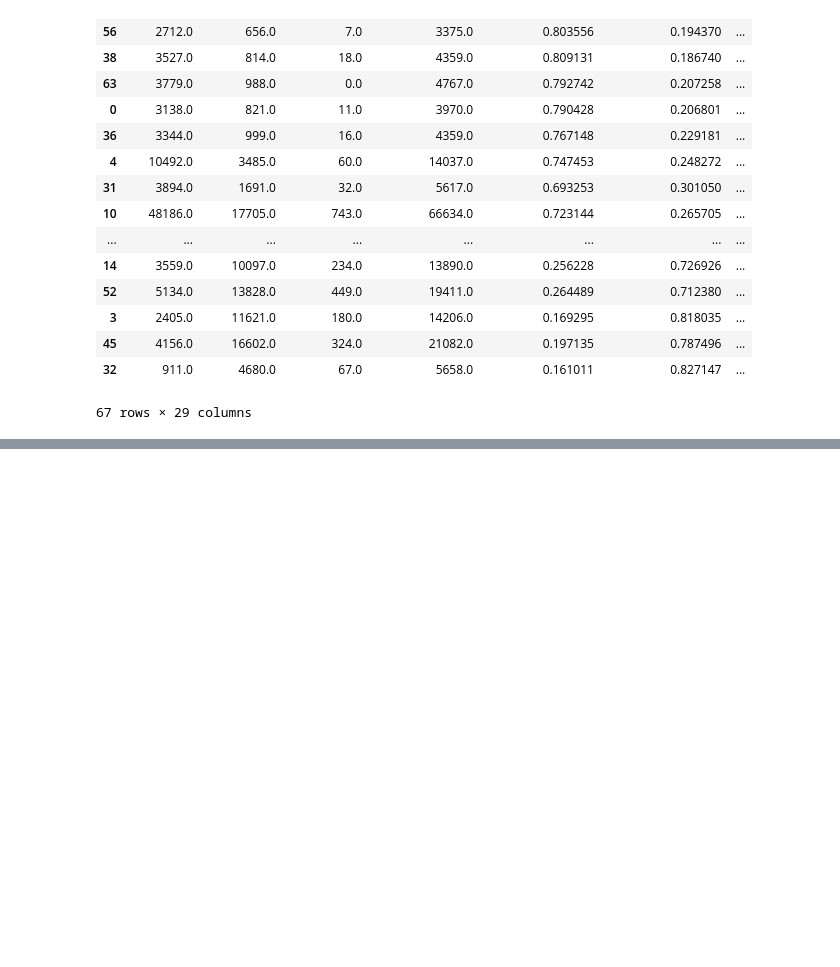
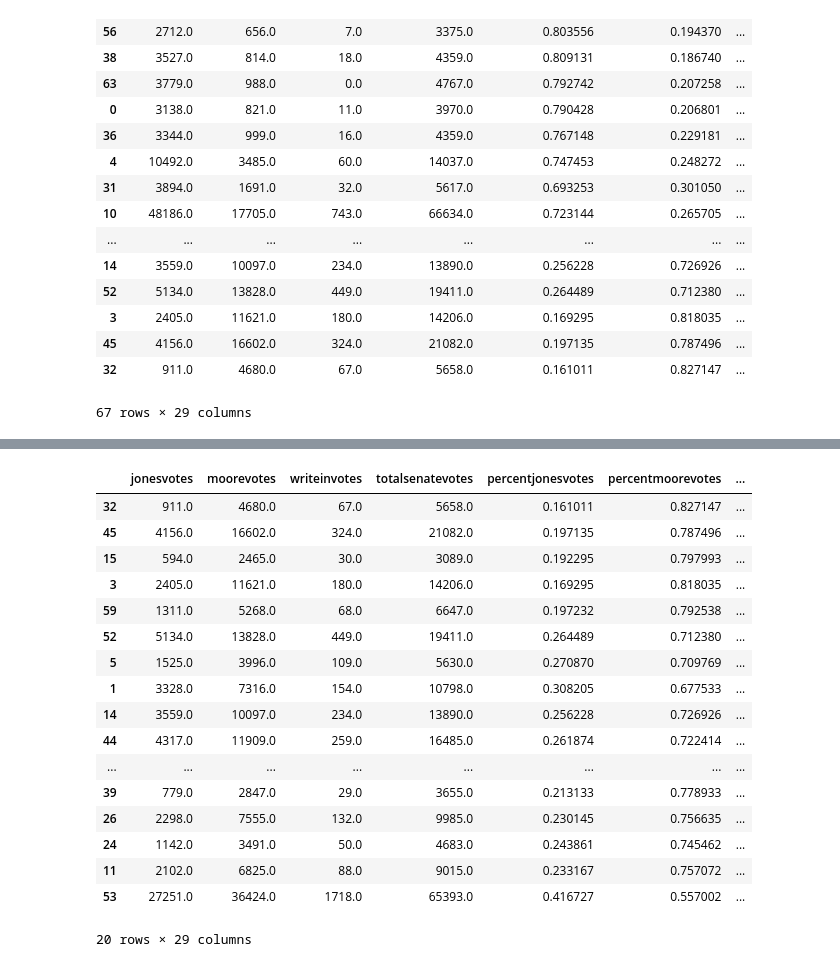
Before and after one commit to elbertwang3/alabamasenateelection, a Jupyter notebook: Untitled.ipynb, the cells around one changed output, grey strips where cells are left out. Saved outputs shown, nothing was run; the diff lists cells and outputs as text; code cells hidden in the pictures; blank space fills up the shorter version.

```diff
--- a/Untitled.ipynb
+++ b/Untitled.ipynb
@@ -345,0 +367,21 @@ counties.sort_values('percentblack2017', ascending=False)
+# %%
+counties.sort_values("percentwhite2017", ascending=False)[:20]
+# %% [output]
+|  | jonesvotes | moorevotes | writeinvotes | totalsenatevotes | percentjonesvotes | percentmoorevotes | ... |
+| 32 | 911.0 | 4680.0 | 67.0 | 5658.0 | 0.161011 | 0.827147 | ... |
+| 45 | 4156.0 | 16602.0 | 324.0 | 21082.0 | 0.197135 | 0.787496 | ... |
+| 15 | 594.0 | 2465.0 | 30.0 | 3089.0 | 0.192295 | 0.797993 | ... |
+| 3 | 2405.0 | 11621.0 | 180.0 | 14206.0 | 0.169295 | 0.818035 | ... |
+| 59 | 1311.0 | 5268.0 | 68.0 | 6647.0 | 0.197232 | 0.792538 | ... |
+| 52 | 5134.0 | 13828.0 | 449.0 | 19411.0 | 0.264489 | 0.712380 | ... |
+| 5 | 1525.0 | 3996.0 | 109.0 | 5630.0 | 0.270870 | 0.709769 | ... |
+| 1 | 3328.0 | 7316.0 | 154.0 | 10798.0 | 0.308205 | 0.677533 | ... |
+| 14 | 3559.0 | 10097.0 | 234.0 | 13890.0 | 0.256228 | 0.726926 | ... |
+| 44 | 4317.0 | 11909.0 | 259.0 | 16485.0 | 0.261874 | 0.722414 | ... |
+| ... | ... | ... | ... | ... | ... | ... | ... |
+| 39 | 779.0 | 2847.0 | 29.0 | 3655.0 | 0.213133 | 0.778933 | ... |
+| 26 | 2298.0 | 7555.0 | 132.0 | 9985.0 | 0.230145 | 0.756635 | ... |
+| 24 | 1142.0 | 3491.0 | 50.0 | 4683.0 | 0.243861 | 0.745462 | ... |
+| 11 | 2102.0 | 6825.0 | 88.0 | 9015.0 | 0.233167 | 0.757072 | ... |
+| 53 | 27251.0 | 36424.0 | 1718.0 | 65393.0 | 0.416727 | 0.557002 | ... |
+20 rows × 29 columns
```
Also changed, not shown: parts of 5 cells of this notebook, 9 other files.
